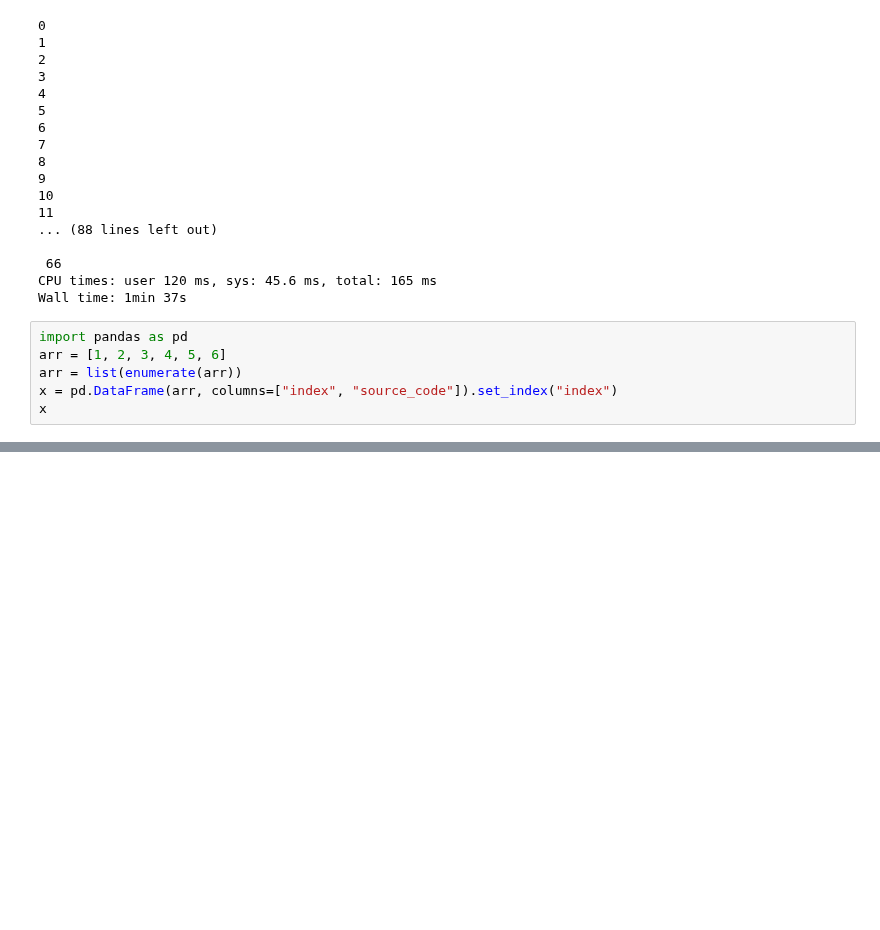
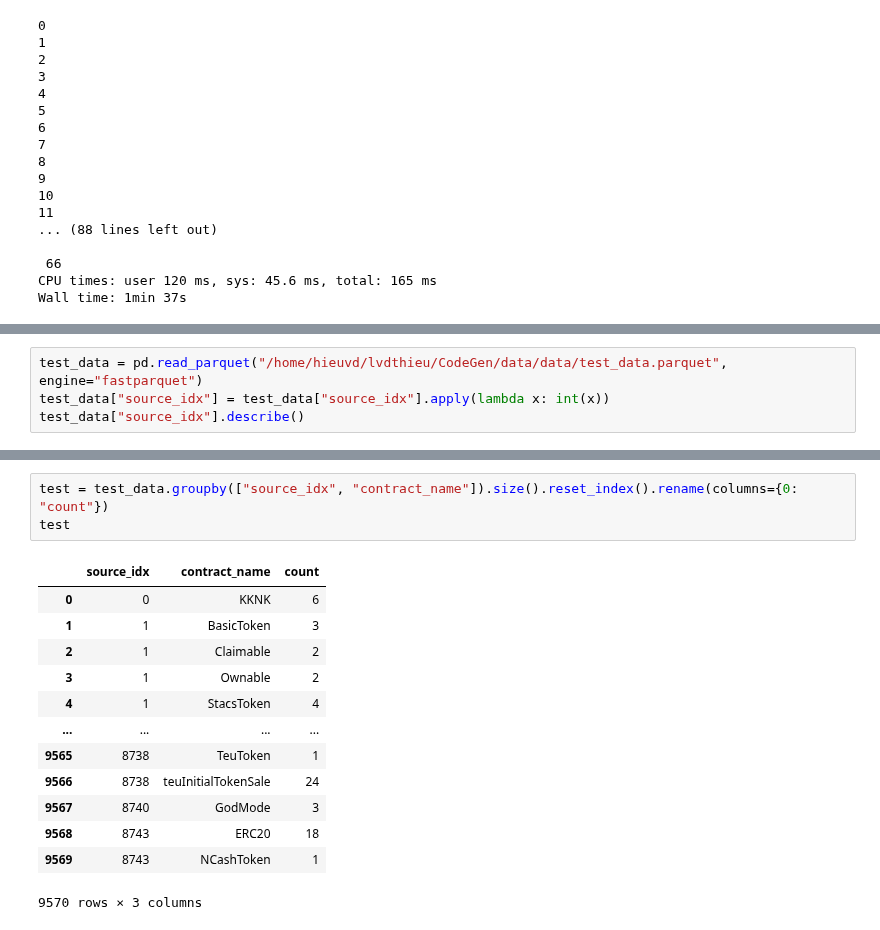
Before and after one commit to echodrift/code-generation, a Jupyter notebook: playground.ipynb, the cells around one changed output, grey strips where cells are left out. Drawn from its saved outputs; the diff is of its cells as text; blank space fills up the shorter version.

```diff
--- a/playground.ipynb
+++ b/playground.ipynb
@@ -183,9 +183,3 @@ print("\n", len(compilable))
  66
 CPU times: user 120 ms, sys: 45.6 ms, total: 165 ms
 Wall time: 1min 37s
-# %%
-import pandas as pd
-arr = [1, 2, 3, 4, 5, 6]
-arr = list(enumerate(arr))
-x = pd.DataFrame(arr, columns=["index", "source_code"]).set_index("index")
-x
@@ -200,0 +211,4 @@ x
+# %%
+test_data = pd.read_parquet("/home/hieuvd/lvdthieu/CodeGen/data/data/test_data.parquet", engine="fastparquet")
+test_data["source_idx"] = test_data["source_idx"].apply(lambda x: int(x))
+test_data["source_idx"].describe()
@@ -200,0 +225,17 @@ x
+# %%
+test = test_data.groupby(["source_idx", "contract_name"]).size().reset_index().rename(columns={0: "count"})
+test
+# %% [output]
+|  | source_idx | contract_name | count |
+| 0 | 0 | KKNK | 6 |
+| 1 | 1 | BasicToken | 3 |
+| 2 | 1 | Claimable | 2 |
+| 3 | 1 | Ownable | 2 |
+| 4 | 1 | StacsToken | 4 |
+| ... | ... | ... | ... |
+| 9565 | 8738 | TeuToken | 1 |
+| 9566 | 8738 | teuInitialTokenSale | 24 |
+| 9567 | 8740 | GodMode | 3 |
+| 9568 | 8743 | ERC20 | 18 |
+| 9569 | 8743 | NCashToken | 1 |
+9570 rows × 3 columns
```
Also changed, not shown: parts of 23 cells of this notebook, 21 other files.
